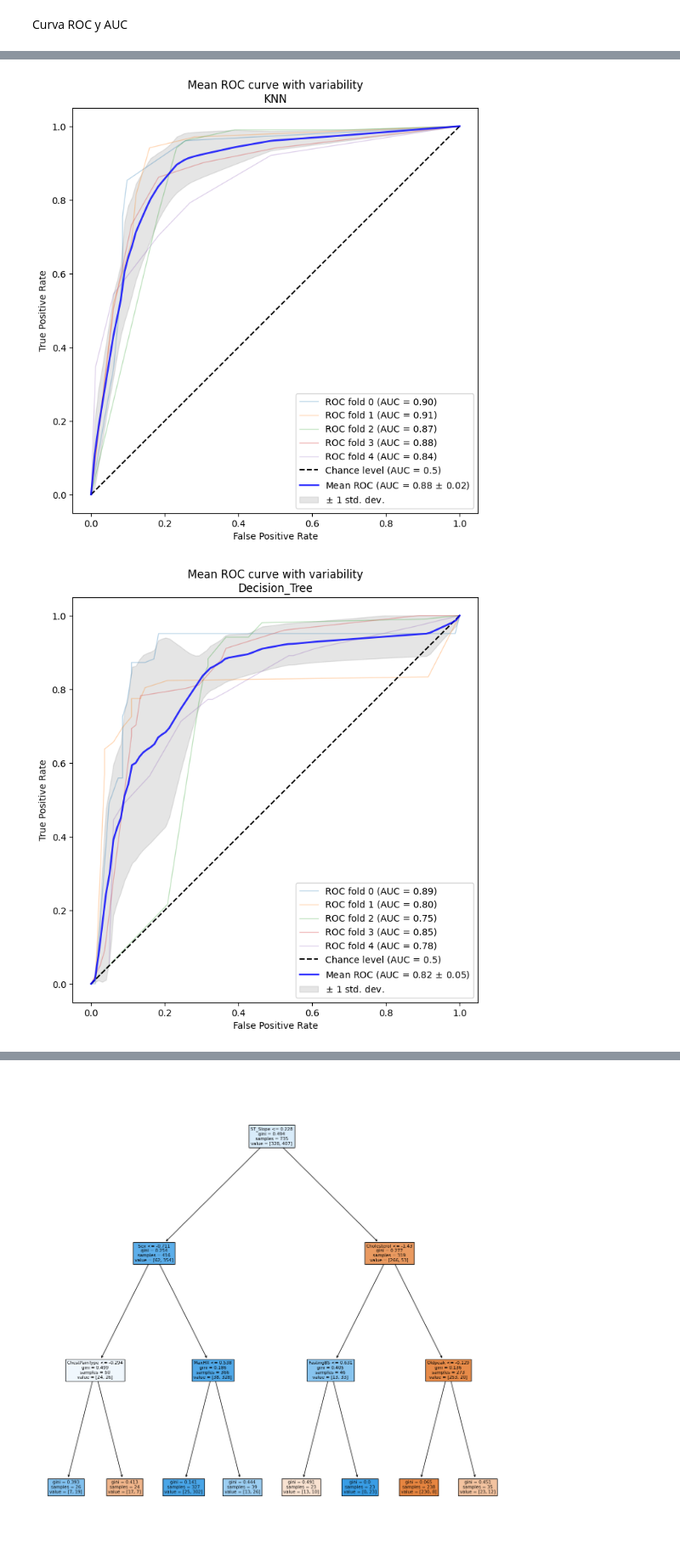
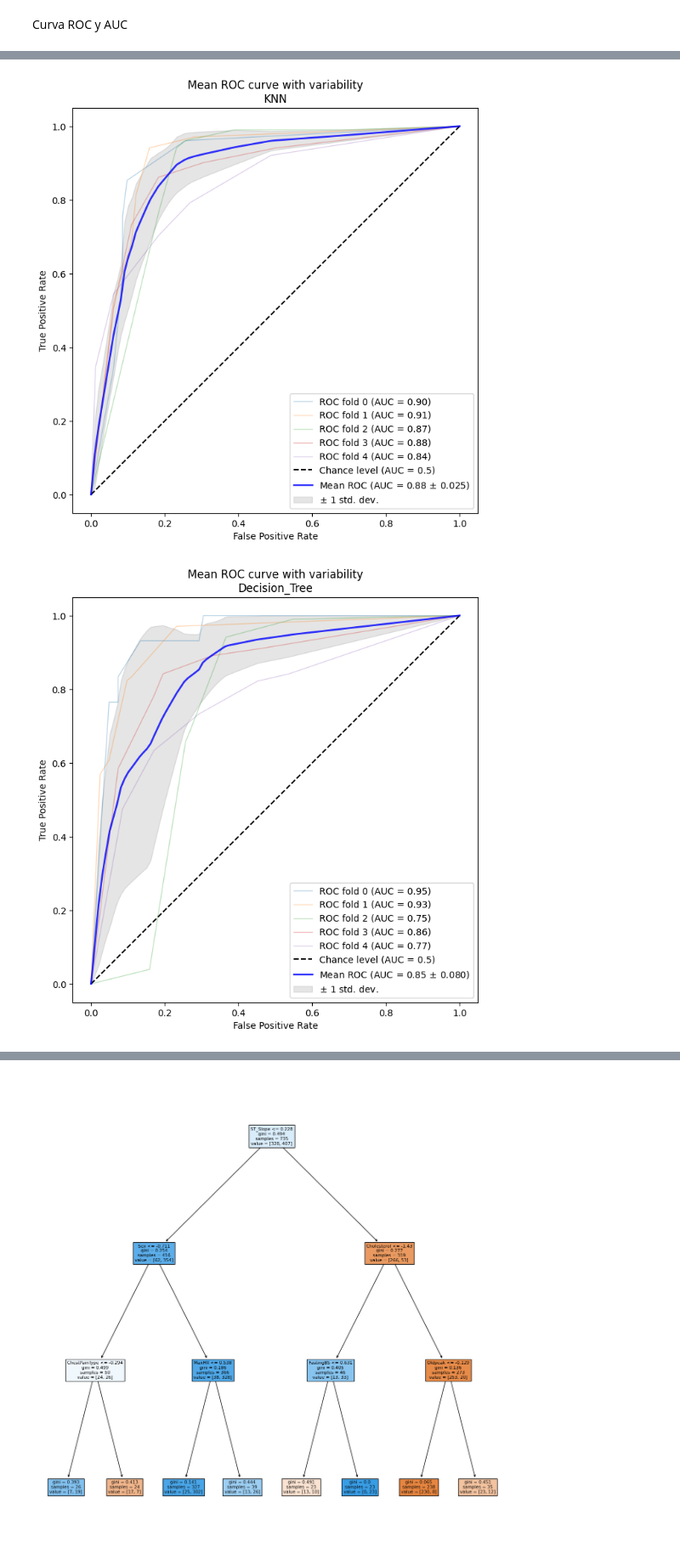
Before and after one commit to DaniCortes/IN-practica1, a Jupyter notebook: fallo-cardiaco.ipynb, the cells around one changed output, grey strips where cells are left out. Shown at 85% size. Cells and saved outputs as stored; diff of their text form; code cells hidden in the pictures.

```diff
--- a/fallo-cardiaco.ipynb
+++ b/fallo-cardiaco.ipynb
@@ -138,16 +139,20 @@ Naive_Bayes: Average Accuracy=0.8311
 4. Evaluación y comparación de modelos (recall en 0 es TNR y en 1 es el TPR)
 # %%
 for name, model in models.items():
-    model.fit(X_train, y_train)
     y_pred = cross_val_predict(model, X, y, cv=5)
     print(f'----- {name} -----')
     print(f'Average Accuracy: {np.mean(scores[name]):.4f}')
     print(
         f'AUC (Cross-validated): {np.mean(cross_val_score(model, X, y, scoring="roc_auc")):.4f}')
+    if name == 'KNN':
+        print(f'Number of neighbors: {model.n_neighbors}')
     if name == 'Decision_Tree':
         print(f'Maximum depth: {model.get_depth()}')
         print(f'Number of nodes: {model.tree_.node_count}')
         print(f'Number of leaf nodes: {model.get_n_leaves()}')
+    if name == 'Random_Forest':
+        print(f'Number of trees: {model.n_estimators}')
+        print(f'Maximum depth: {model.max_depth}')
     print(classification_report(y, y_pred))
 # %% [output]
 ----- KNN -----
@@ -313,38 +249,38 @@ def plot_cv_roc(model_name):
         mean_fpr,
         mean_tpr,
         color='b',
-        label=f'Mean ROC (AUC = {overall_mean_auc:.2f} ' +
-        r'$\pm$ ' + f'{overall_std_auc:.3f})',
+        label=f'Mean ROC (AUC = {mean_auc:.2f} ' +
+        r'$\pm$ ' + f'{std_auc:.3f})',
         lw=2,
         alpha=0.8,
     )
 
     std_tpr = np.std(tprs, axis=0)
     tprs_upper = np.minimum(mean_tpr + std_tpr, 1)
     tprs_lower = np.maximum(mean_tpr - std_tpr, 0)
     ax.fill_between(
         mean_fpr,
         tprs_lower,
         tprs_upper,
         color='grey',
         alpha=0.2,
         label=r'$\pm$ 1 std. dev.',
     )
 
     ax.set(
         xlim=[-0.05, 1.05],
         ylim=[-0.05, 1.05],
         xlabel='False Positive Rate',
         ylabel='True Positive Rate',
         title=f'Mean ROC curve with variability\n{model_name}',
     )
     ax.axis('square')
     ax.legend(loc='lower right')
     plt.show()
 
 
 for name, model in models.items():
     plot_cv_roc(name)
 # %% [output]
-[figure, old version]
+[figure, new version]
-[figure, old version]
+[figure, new version]
```
Also changed, not shown: parts of 8 cells of this notebook, 1 other file.
